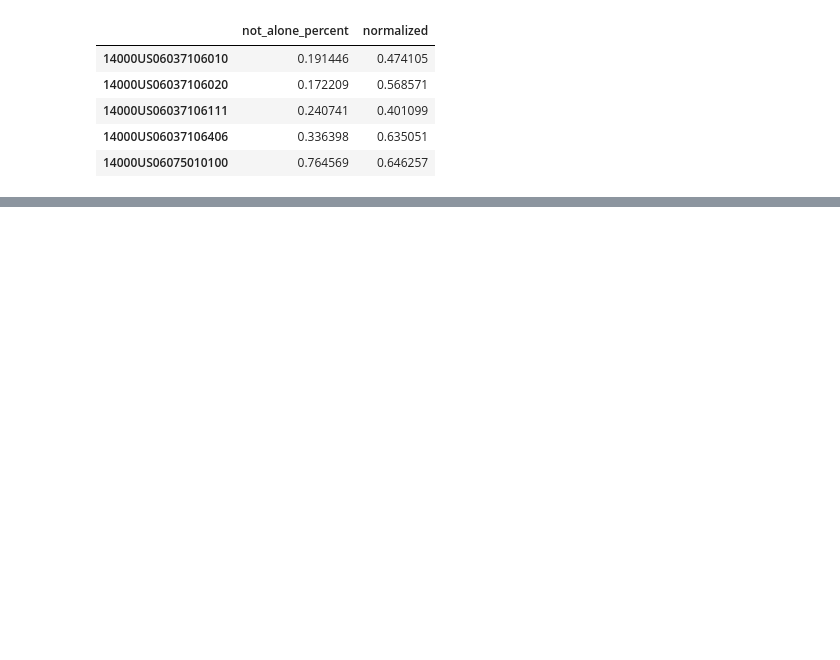
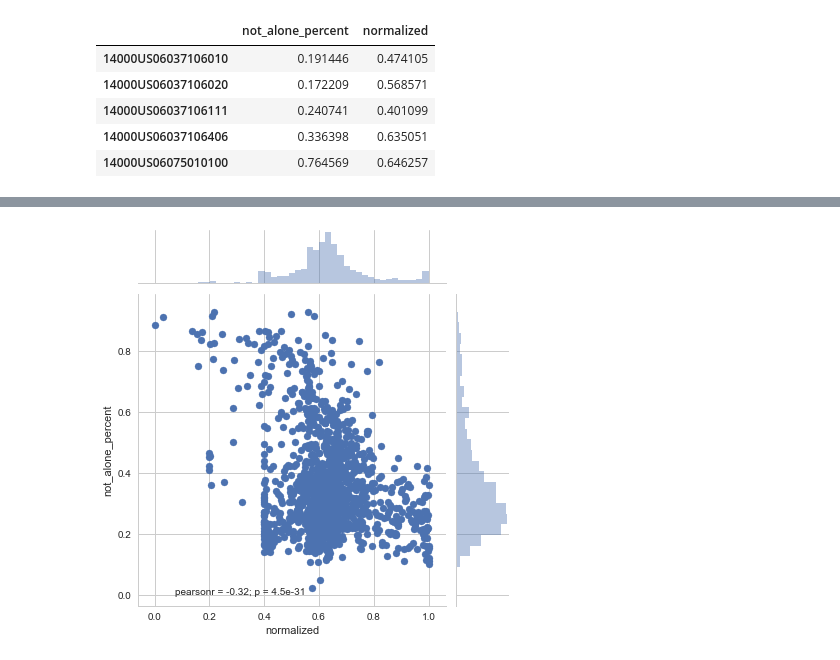
Before and after one commit to policyclub/zoning-metadata, a Jupyter notebook: analysis/DetermineZoningAndTransitRelationships.ipynb, the cells around one changed output, grey strips where cells are left out. Saved outputs shown, nothing was run; the diff lists cells and outputs as text; code cells hidden in the pictures; blank space fills up the shorter version.

```diff
--- a/analysis/DetermineZoningAndTransitRelationships.ipynb
+++ b/analysis/DetermineZoningAndTransitRelationships.ipynb
@@ -177,0 +213,5 @@ df[['not_alone_percent','normalized']].head()
+# %%
+# Plot tip as a function of toal bill across days
+g = sns.jointplot("normalized", "not_alone_percent", data=df)
+# %% [output]
+[figure, added]
```
Also changed, not shown: parts of 18 cells of this notebook, 3 other files.
